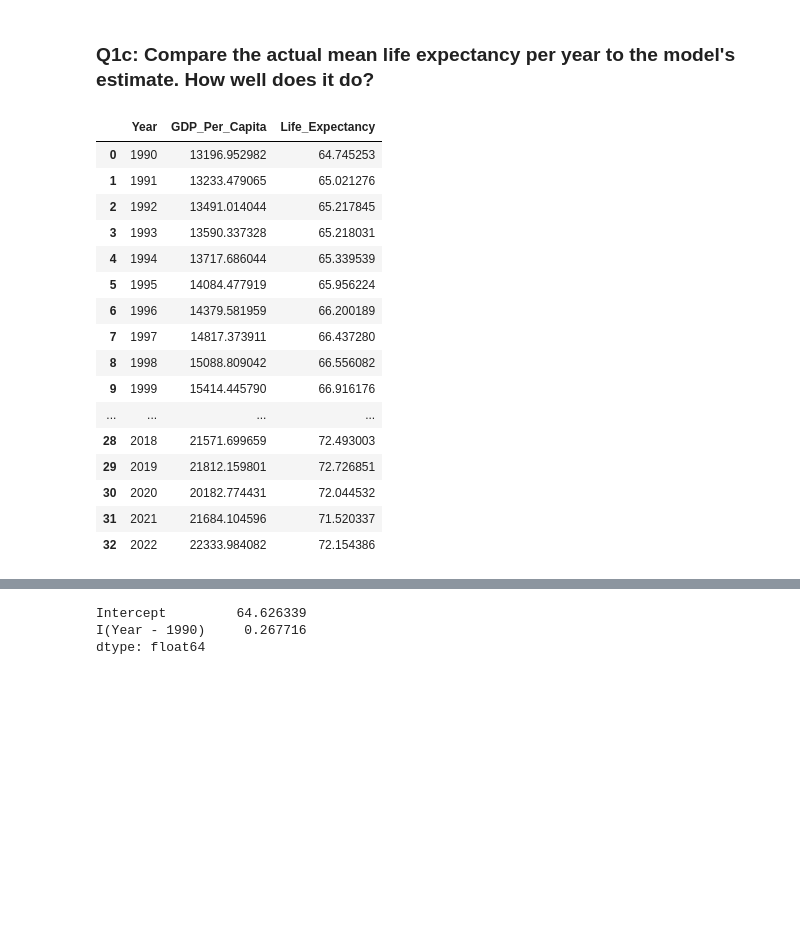
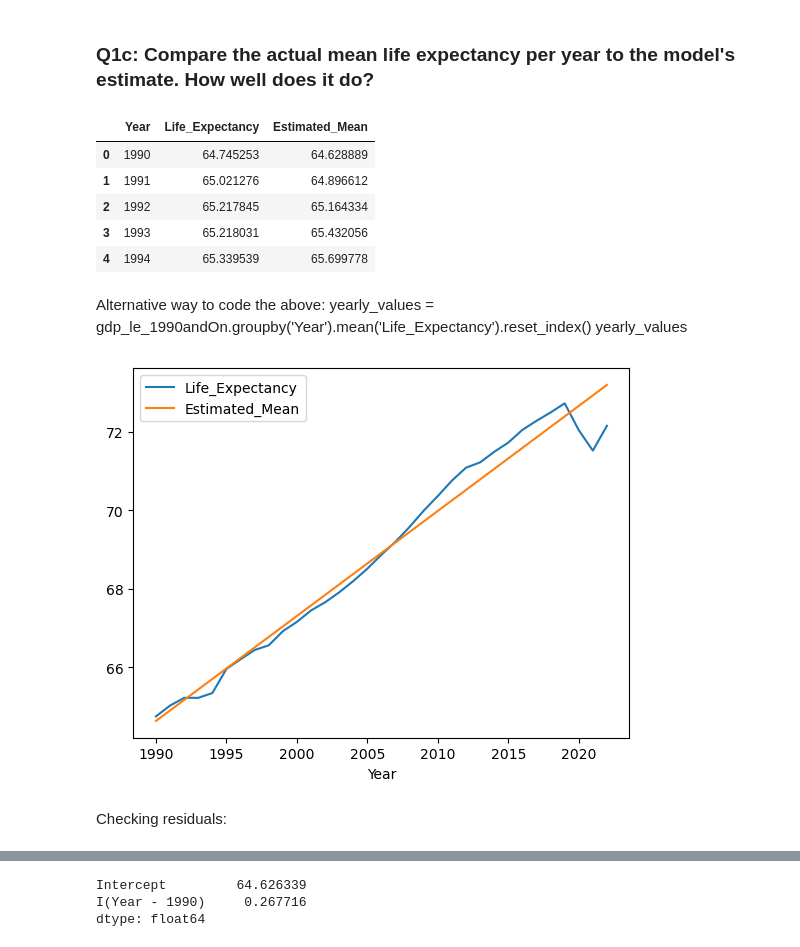
Before and after one commit to nss-data-science-cohort-8/un-linear-regression-MultidisciplinaryDeepDives, a Jupyter notebook: notebooks/UN_LinearRegression_In-ClassProject.ipynb, the cells around one changed output, grey strips where cells are left out. Saved outputs shown, nothing was run; the diff lists cells and outputs as text; code cells hidden in the pictures; blank space fills up the shorter version.

```diff
--- a/notebooks/UN_LinearRegression_In-ClassProject.ipynb
+++ b/notebooks/UN_LinearRegression_In-ClassProject.ipynb
@@ -128,8 +131,8 @@ gdp_le_1990andOn
 | 5503 | Zimbabwe | 1990 | 2704.757299 | Africa | 59.426 |
 5504 rows × 5 columns
 # %%
-lm = smf.ols('Life_Expectancy ~ I(Year-1990)', data = gdp_le_1990andOn).fit()
-lm.summary()
+lr_le_year = smf.ols('Life_Expectancy ~ I(Year-1990)', data = gdp_le_1990andOn).fit()
+lr_le_year.summary()
 # %% [output]
 OLS Regression Results
 | Dep. Variable: | Life_Expectancy | R-squared: | 0.072 |
@@ -163,23 +166,25 @@ Ans: For each year progressed since 1990, we see an increase of average life exp
 # %% [markdown]
 ### **Q1c**: Compare the actual mean life expectancy per year to the model's estimate. How well does it do?
 # %%
-MeanLifeExpectancy = gdp_le_1990andOn.groupby('Year').mean('Life_Expectancy').reset_index()
-MeanLifeExpectancy
+yearly_values = gdp_le_1990andOn.groupby('Year')['Life_Expectancy'].mean().reset_index()
+yearly_values['Estimated_Mean'] = lr_le_year.predict(yearly_values)
+yearly_values.head()
 # %% [output]
-|  | Year | GDP_Per_Capita | Life_Expectancy |
-| 0 | 1990 | 13196.952982 | 64.745253 |
-| 1 | 1991 | 13233.479065 | 65.021276 |
-| 2 | 1992 | 13491.014044 | 65.217845 |
-| 3 | 1993 | 13590.337328 | 65.218031 |
-| 4 | 1994 | 13717.686044 | 65.339539 |
-| 5 | 1995 | 14084.477919 | 65.956224 |
-| 6 | 1996 | 14379.581959 | 66.200189 |
-| 7 | 1997 | 14817.373911 | 66.437280 |
-| 8 | 1998 | 15088.809042 | 66.556082 |
-| 9 | 1999 | 15414.445790 | 66.916176 |
-| ... | ... | ... | ... |
-| 28 | 2018 | 21571.699659 | 72.493003 |
-| 29 | 2019 | 21812.159801 | 72.726851 |
-| 30 | 2020 | 20182.774431 | 72.044532 |
-| 31 | 2021 | 21684.104596 | 71.520337 |
-| 32 | 2022 | 22333.984082 | 72.154386 |
+|  | Year | Life_Expectancy | Estimated_Mean |
+| 0 | 1990 | 64.745253 | 64.628889 |
+| 1 | 1991 | 65.021276 | 64.896612 |
+| 2 | 1992 | 65.217845 | 65.164334 |
+| 3 | 1993 | 65.218031 | 65.432056 |
+| 4 | 1994 | 65.339539 | 65.699778 |
+# %% [markdown]
+Alternative way to code the above:
+yearly_values = gdp_le_1990andOn.groupby('Year').mean('Life_Expectancy').reset_index()
+yearly_values
+# %%
+fig, ax = plt.subplots()
+yearly_values.plot(x='Year', y='Life_Expectancy', ax=ax)
+yearly_values.plot(x='Year', y='Estimated_Mean', ax=ax);
+# %% [output]
+[figure, added]
+# %% [markdown]
+Checking residuals:
```
Also changed, not shown: parts of 71 cells of this notebook.
